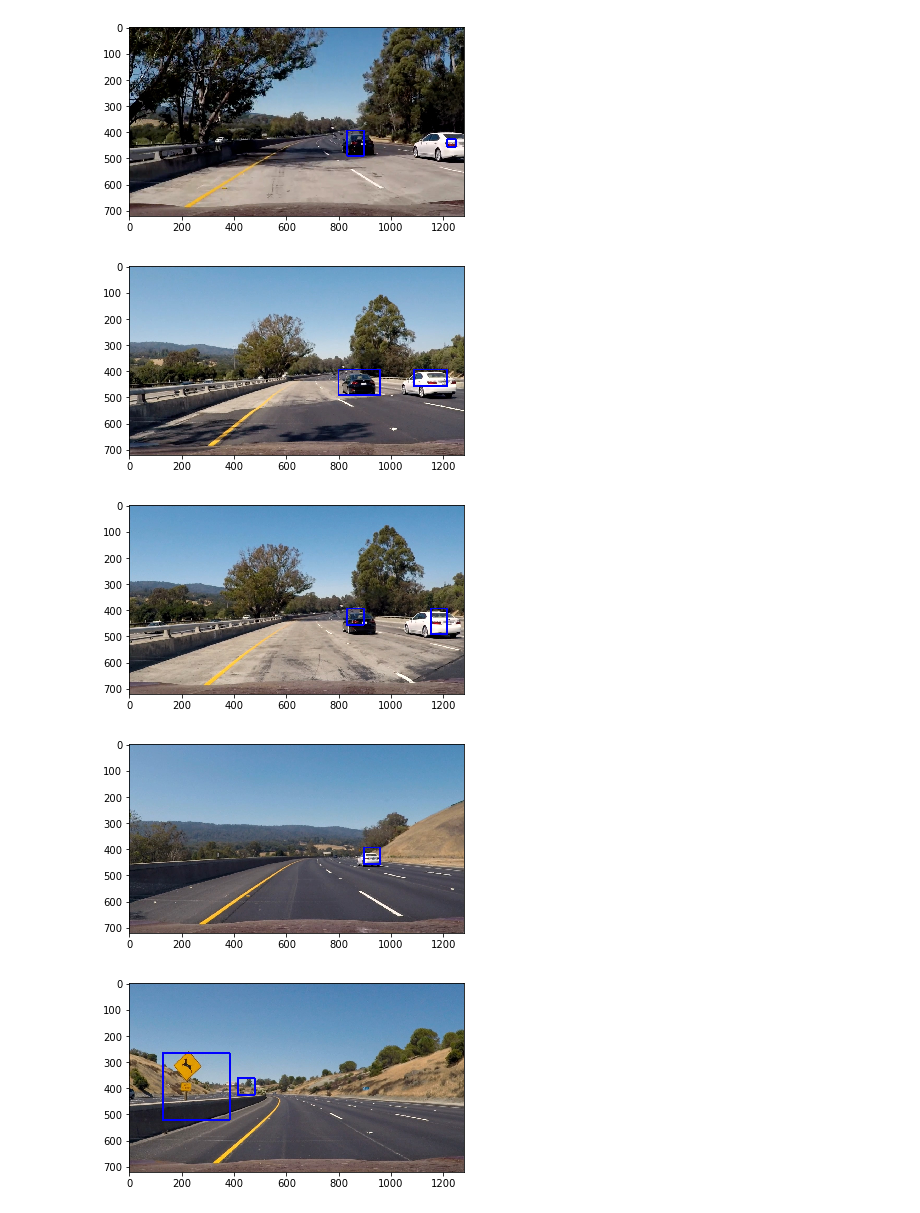
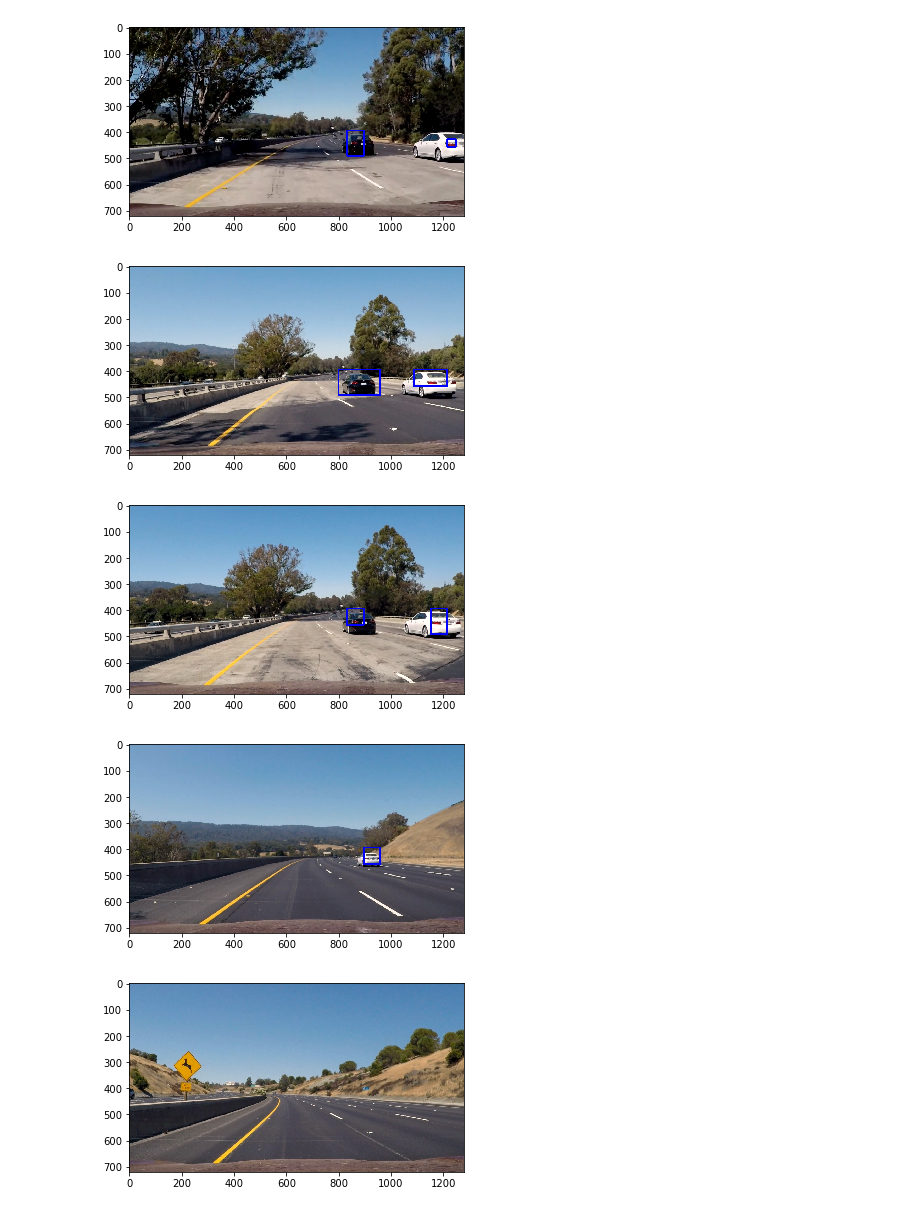
Before and after one commit to semeniuta/CarND-Vehicle-Detection, a Jupyter notebook: 5_SegmentVehicles.ipynb, the cells around one changed output. Drawn from its saved outputs; the diff is of its cells as text; code cells hidden in the pictures.

Commit message:
Improved segment_vehicles (w/ low_limit)

```diff
--- a/5_SegmentVehicles.ipynb
+++ b/5_SegmentVehicles.ipynb
@@ -41,16 +41,17 @@ for im in test_images:
 # %%
 for im, heatmap in zip(test_images, heatmaps):
 
-    thresholded, labels, stats_df, bboxes = vdetect.segment_vehicles(heatmap, 0.7)
+    bboxes = vdetect.segment_vehicles(heatmap, threshold_ratio=0.7)
 
     plt.figure()
-    plt.imshow(
-        vdetect.draw_boxes(im, bboxes)
-    )
+    if bboxes is not None:
+        plt.imshow(vdetect.draw_boxes(im, bboxes))
+    else:
+        plt.imshow(im)
 # %% [output]
 [figure]
 [figure]
 [figure]
 [figure]
 [figure]
-[figure, old version]
+[figure, new version]
```
Also changed, not shown: 1 other file.
